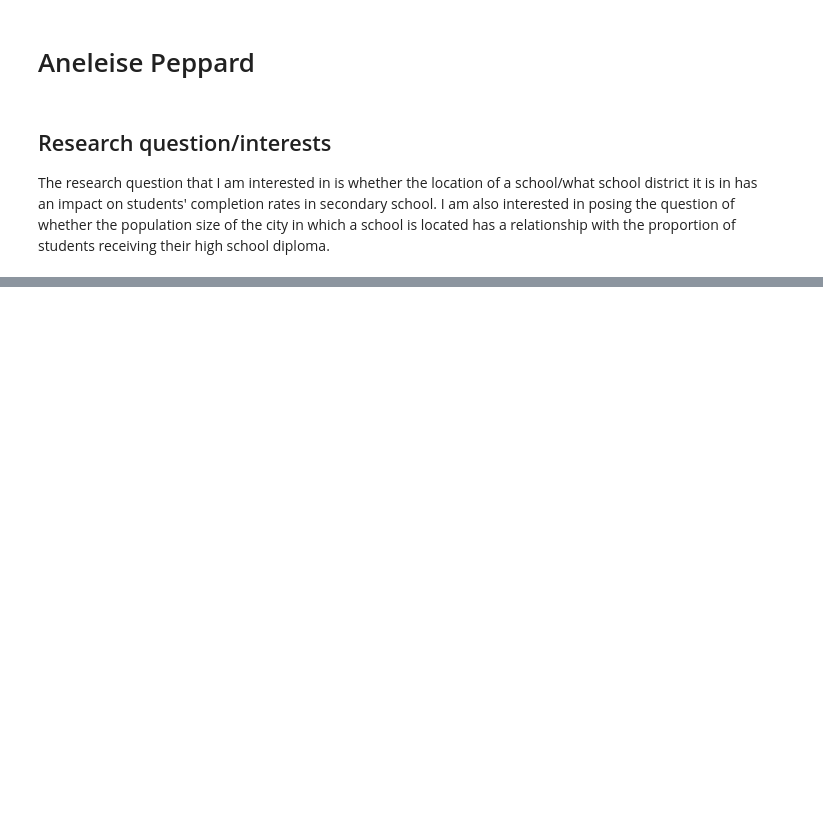
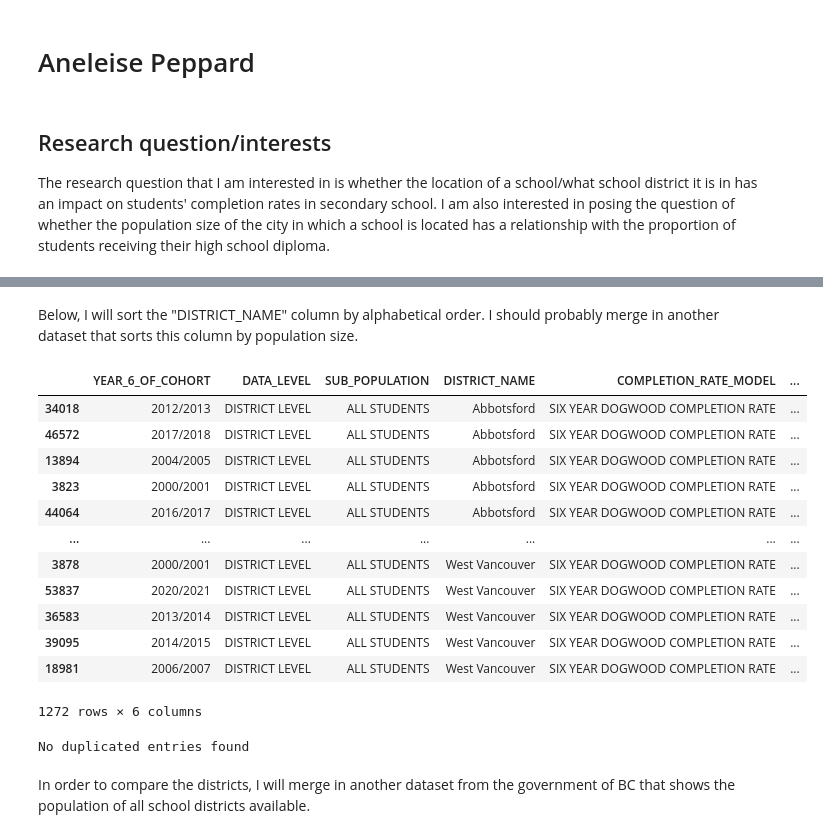
Before and after one commit to ubco-W2022T1-cosc301/project-group19, a Jupyter notebook: notebooks/analysis2.ipynb, the cells around one changed output, grey strips where cells are left out. Saved outputs shown, nothing was run; the diff lists cells and outputs as text; code cells hidden in the pictures; blank space fills up the shorter version.

```diff
--- a/notebooks/analysis2.ipynb
+++ b/notebooks/analysis2.ipynb
@@ -56,0 +256,30 @@ myData
+# %% [markdown]
+Below, I will sort the "DISTRICT_NAME" column by alphabetical order.
+I should probably merge in another dataset that sorts this column by population size.
+# %%
+myData = myData.sort_values(by=['DISTRICT_NAME'], ascending=True)
+myData
+# %% [output]
+|  | YEAR_6_OF_COHORT | DATA_LEVEL | SUB_POPULATION | DISTRICT_NAME | COMPLETION_RATE_MODEL | ... |
+| 34018 | 2012/2013 | DISTRICT LEVEL | ALL STUDENTS | Abbotsford | SIX YEAR DOGWOOD COMPLETION RATE | ... |
+| 46572 | 2017/2018 | DISTRICT LEVEL | ALL STUDENTS | Abbotsford | SIX YEAR DOGWOOD COMPLETION RATE | ... |
+| 13894 | 2004/2005 | DISTRICT LEVEL | ALL STUDENTS | Abbotsford | SIX YEAR DOGWOOD COMPLETION RATE | ... |
+| 3823 | 2000/2001 | DISTRICT LEVEL | ALL STUDENTS | Abbotsford | SIX YEAR DOGWOOD COMPLETION RATE | ... |
+| 44064 | 2016/2017 | DISTRICT LEVEL | ALL STUDENTS | Abbotsford | SIX YEAR DOGWOOD COMPLETION RATE | ... |
+| ... | ... | ... | ... | ... | ... | ... |
+| 3878 | 2000/2001 | DISTRICT LEVEL | ALL STUDENTS | West Vancouver | SIX YEAR DOGWOOD COMPLETION RATE | ... |
+| 53837 | 2020/2021 | DISTRICT LEVEL | ALL STUDENTS | West Vancouver | SIX YEAR DOGWOOD COMPLETION RATE | ... |
+| 36583 | 2013/2014 | DISTRICT LEVEL | ALL STUDENTS | West Vancouver | SIX YEAR DOGWOOD COMPLETION RATE | ... |
+| 39095 | 2014/2015 | DISTRICT LEVEL | ALL STUDENTS | West Vancouver | SIX YEAR DOGWOOD COMPLETION RATE | ... |
+| 18981 | 2006/2007 | DISTRICT LEVEL | ALL STUDENTS | West Vancouver | SIX YEAR DOGWOOD COMPLETION RATE | ... |
+1272 rows × 6 columns
+# %%
+if len(myData[myData.duplicated()]) > 0:
+    print("No. of duplicated entries: ", len(myData[myData.duplicated()]))
+    print(myData[myData.duplicated(keep=False)].sort_values(by=list(myData.columns)).head())
+else:
+    print("No duplicated entries found")
+# %% [output]
+No duplicated entries found
+# %% [markdown]
+In order to compare the districts, I will merge in another dataset from the government of BC that shows the population of all school districts available.
```
Also changed, not shown: parts of 43 cells of this notebook, 2 other files.
